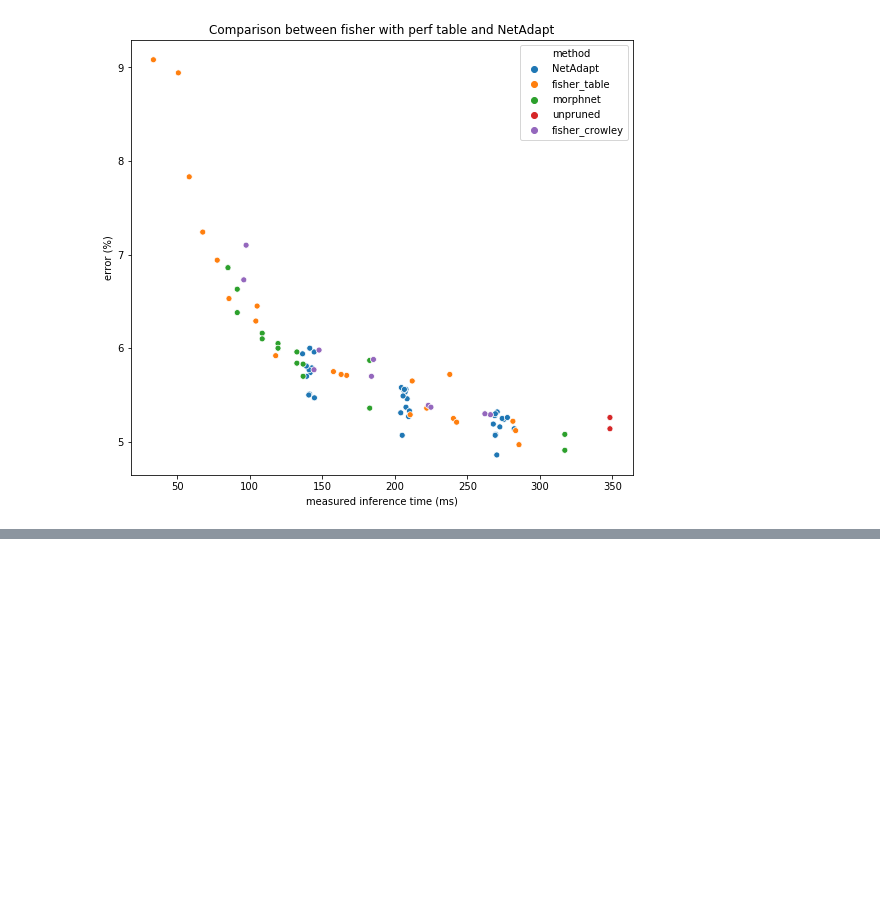
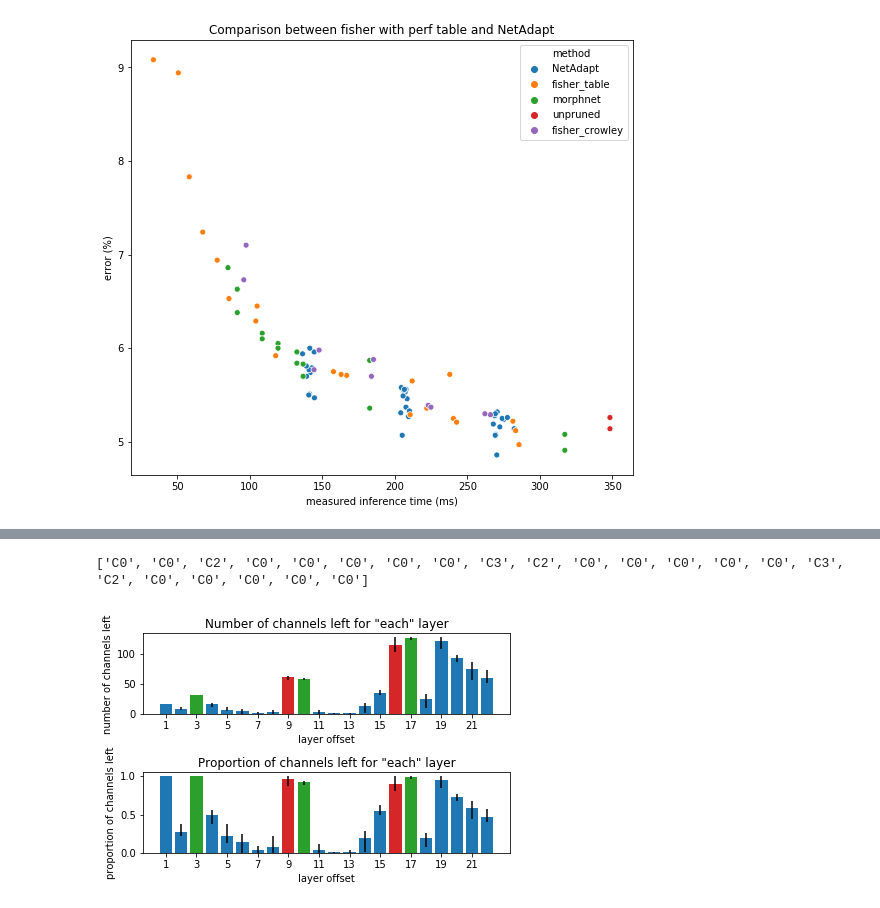
Before and after one commit to NatGr/Master_Thesis, a Jupyter notebook: NetAdapt/visualize.ipynb, the cells around one changed output, grey strips where cells are left out. Drawn from its saved outputs; the diff is of its cells as text; code cells hidden in the pictures; blank space fills up the shorter version.

```diff
--- a/NetAdapt/visualize.ipynb
+++ b/NetAdapt/visualize.ipynb
@@ -124,0 +202,9 @@ Text(0, 0.5, 'error (%)')
+# %%
+files_names = ['res-40-2-fisher_pruned-pf=0.6-dr=0.98-allow_small-init_red_fact=30',
+               'res-40-2-fisher_pruned-pf=0.6-dr=0.98-allow_small-init_red_fact=30-2',
+               'res-40-2-fisher_pruned-pf=0.6-dr=0.98-allow_small-init_red_fact=30-3']
+files_names = [os.path.join('nbr_channels', file_name) for file_name in files_names]
+plot_channels_left(files_names, net='res-40-2', save_name=None)
+# %% [output]
+['C0', 'C0', 'C2', 'C0', 'C0', 'C0', 'C0', 'C0', 'C3', 'C2', 'C0', 'C0', 'C0', 'C0', 'C0', 'C3', 'C2', 'C0', 'C0', 'C0', 'C0', 'C0']
+[figure, added]
```
Also changed, not shown: parts of 2 cells of this notebook, 3 other files.
